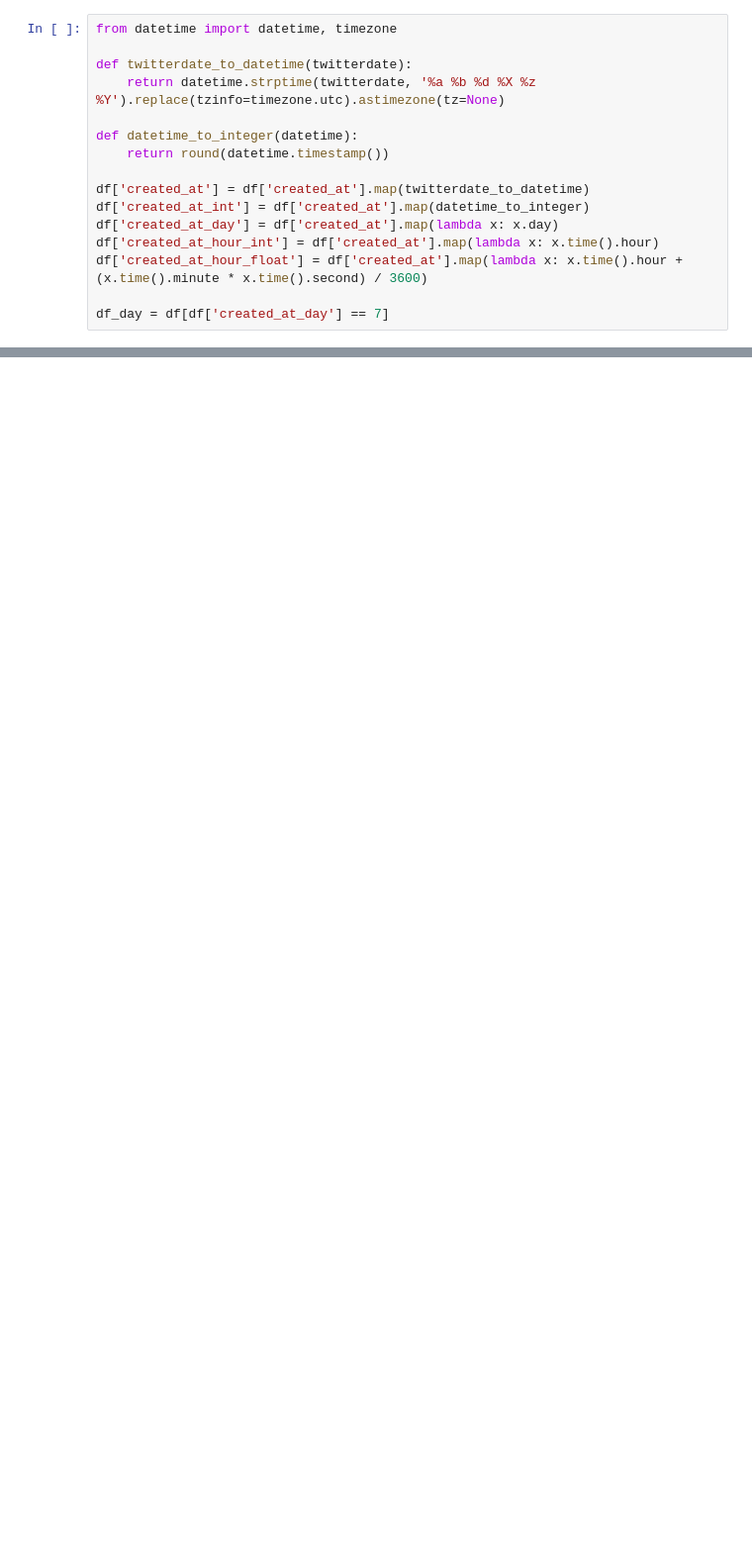
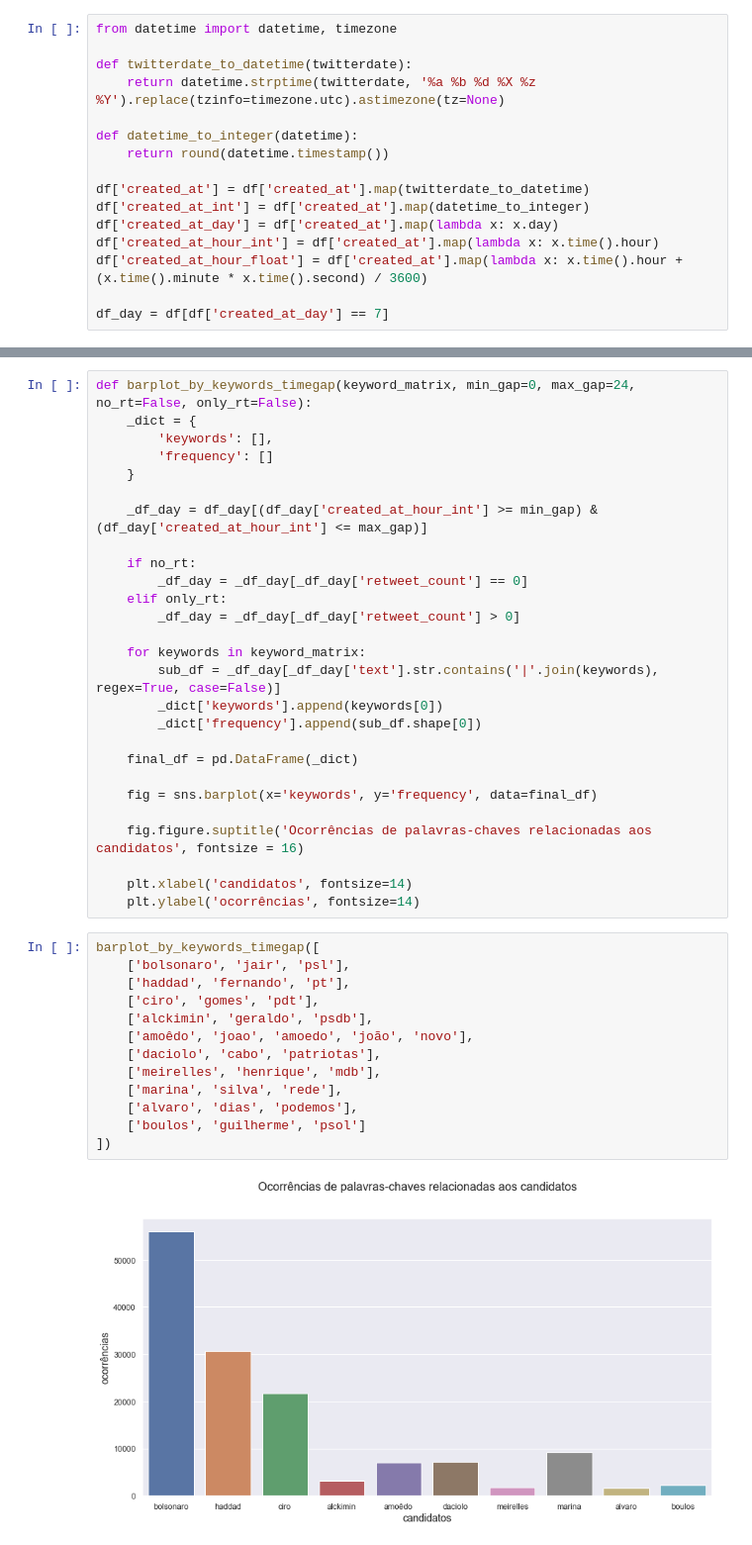
Before and after one commit to leodlca/2018-brazilian-elections, a Jupyter notebook: elections.ipynb, the cells around one changed output, grey strips where cells are left out. Shown at 99% size. Drawn from its saved outputs; the diff is of its cells as text; blank space fills up the shorter version.

```diff
--- a/elections.ipynb
+++ b/elections.ipynb
@@ -214,0 +234,42 @@ generate_wordcloud_timegap(brazilian_flag_mask, 350, 200, 'black', 'brazilian-fl
+# %%
+def barplot_by_keywords_timegap(keyword_matrix, min_gap=0, max_gap=24, no_rt=False, only_rt=False):
+    _dict = {
+        'keywords': [],
+        'frequency': []
+    }
+
+    _df_day = df_day[(df_day['created_at_hour_int'] >= min_gap) & (df_day['created_at_hour_int'] <= max_gap)]
+
+    if no_rt:
+        _df_day = _df_day[_df_day['retweet_count'] == 0]
+    elif only_rt:
+        _df_day = _df_day[_df_day['retweet_count'] > 0]
+
+    for keywords in keyword_matrix:
+        sub_df = _df_day[_df_day['text'].str.contains('|'.join(keywords), regex=True, case=False)]
+        _dict['keywords'].append(keywords[0])
+        _dict['frequency'].append(sub_df.shape[0])
+
+    final_df = pd.DataFrame(_dict)
+
+    fig = sns.barplot(x='keywords', y='frequency', data=final_df)
+
+    fig.figure.suptitle('Ocorrências de palavras-chaves relacionadas aos candidatos', fontsize = 16)
+
+    plt.xlabel('candidatos', fontsize=14)
+    plt.ylabel('ocorrências', fontsize=14)
+# %%
+barplot_by_keywords_timegap([
+    ['bolsonaro', 'jair', 'psl'],
+    ['haddad', 'fernando', 'pt'],
+    ['ciro', 'gomes', 'pdt'],
+    ['alckimin', 'geraldo', 'psdb'],
+    ['amoêdo', 'joao', 'amoedo', 'joão', 'novo'],
+    ['daciolo', 'cabo', 'patriotas'],
+    ['meirelles', 'henrique', 'mdb'],
+    ['marina', 'silva', 'rede'],
+    ['alvaro', 'dias', 'podemos'],
+    ['boulos', 'guilherme', 'psol']
+])
+# %% [output]
+[figure, added]
```
Also changed, not shown: parts of 50 cells of this notebook, 18 other files.
